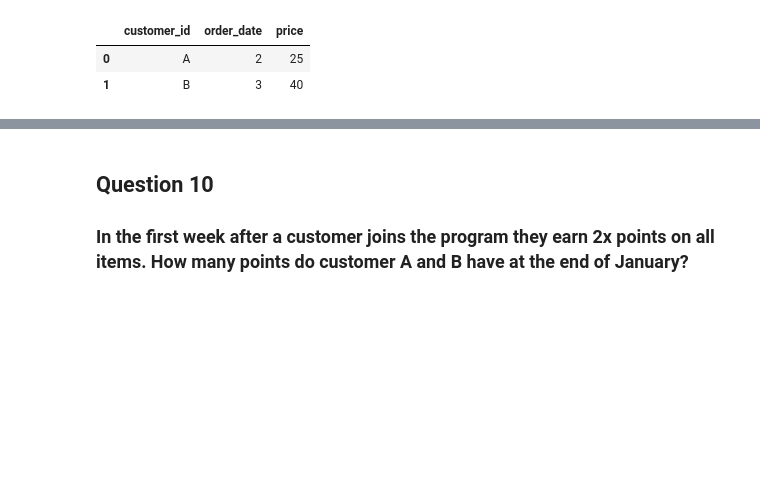
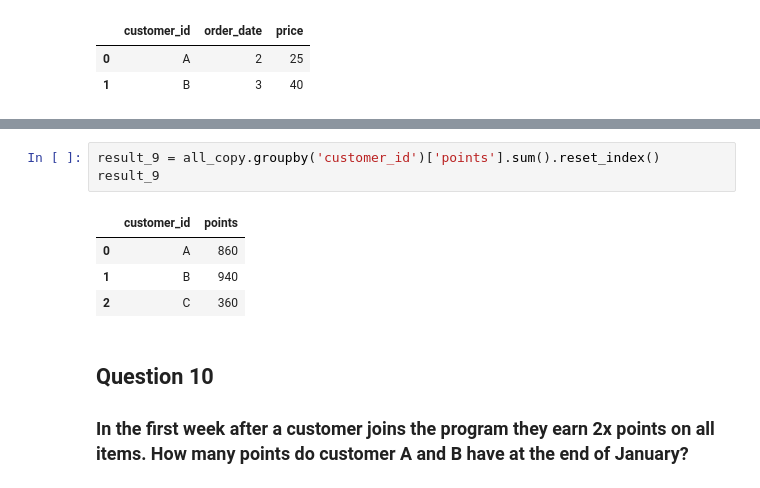
Before and after one commit to SmitaSoniS/8weeksqlchallenge, a Jupyter notebook: 01_dannys_diner/solution/solution.ipynb, the cells around one changed output, grey strips where cells are left out. Saved outputs shown, nothing was run; the diff lists cells and outputs as text; blank space fills up the shorter version.

```diff
--- a/01_dannys_diner/solution/solution.ipynb
+++ b/01_dannys_diner/solution/solution.ipynb
@@ -287,3 +308,11 @@ result_8
+# %%
+result_9 = all_copy.groupby('customer_id')['points'].sum().reset_index()
+result_9
+# %% [output]
+|  | customer_id | points |
+| 0 | A | 860 |
+| 1 | B | 940 |
+| 2 | C | 360 |
 # %% [markdown]
 ## Question 10
 
```
Also changed, not shown: parts of 5 cells of this notebook, 1 other file.
